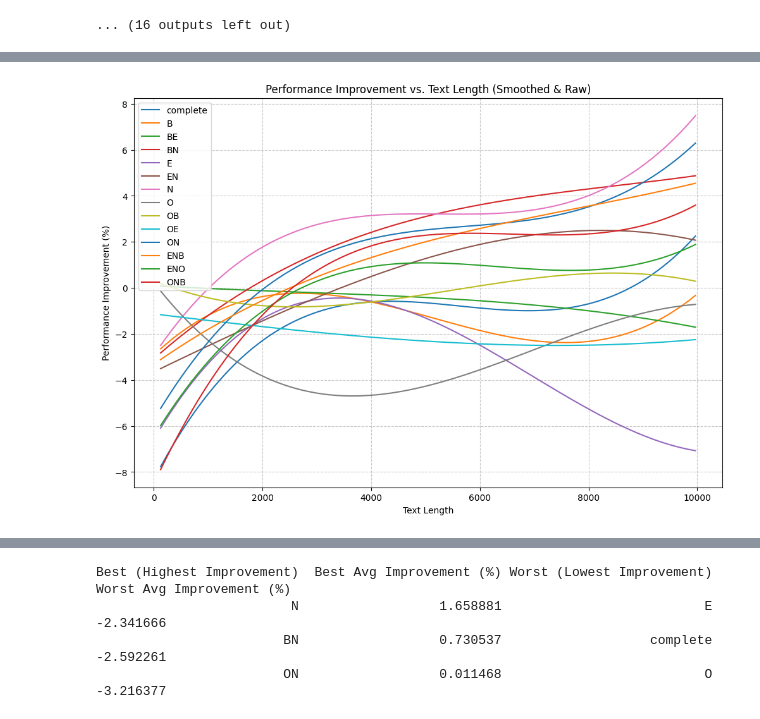
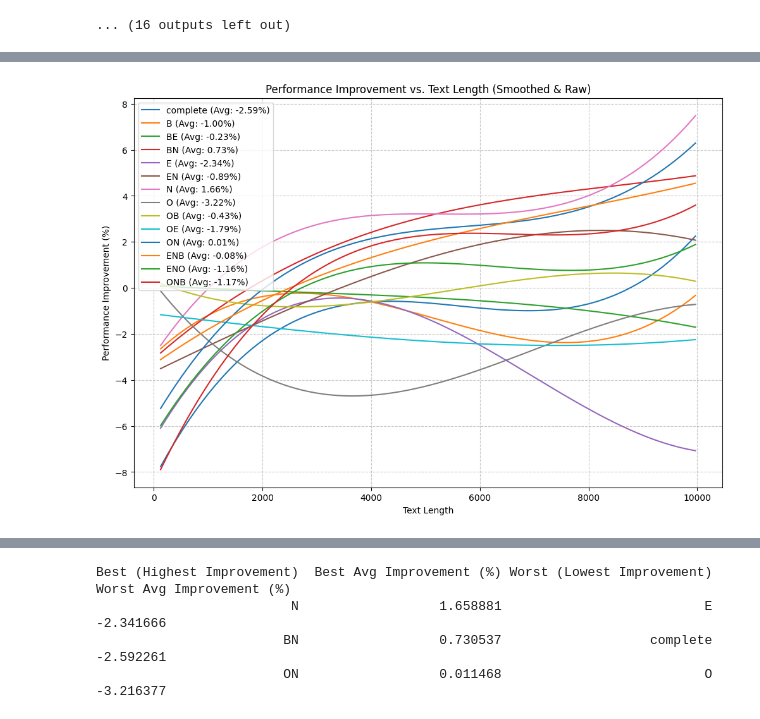
Before and after one commit to TheBanana03/BiWave-X, a Jupyter notebook: examples/benchmark_analysis.ipynb, the cells around one changed output, grey strips where cells are left out. Cells and saved outputs as stored; diff of their text form; code cells hidden in the pictures.

```diff
--- a/examples/benchmark_analysis.ipynb
+++ b/examples/benchmark_analysis.ipynb
@@ -8,16 +9,19 @@ import pandas as pd
 # %%
 class PerformanceAnalyzer:
-    def __init__(self, directory):
+    def __init__(self, directory, name):
         """
         Initializes the PerformanceAnalyzer with a list of file names.
 
         :param files: List of file paths to process.
         """
+        self.name = name
         self.original_times = []
         self.avx_times = []
         self.scores = []
         self.text_lengths = []
         self.pattern_lengths = []
+        self.texts = []
+        self.patterns = []
         self.improvements = []
         self.speedups = []
 
@@ -37,6 +41,9 @@ class PerformanceAnalyzer:
             self.text_lengths += list(map(int, re.findall(r"Text\s*\[Sequence \d+\] \(Length\s*(\d+)\)", data)))
             self.pattern_lengths += list(map(int, re.findall(r"Pattern\s*\[Sequence \d+\] \(Length\s*(\d+)\)", data)))
 
+            self.texts += re.findall(r"Text\s*\[Sequence \d+\] \(Length\s*\d+\):\s*(.+)", data)
+            self.patterns += re.findall(r"Pattern\s*\[Sequence \d+\] \(Length\s*\d+\):\s*(.+)", data)
+
     def compute_metrics(self):
         """Computes speedup and improvement percentage."""
         if not self.original_times or not self.avx_times:
@@ -44,6 +51,11 @@ class PerformanceAnalyzer:
 
         self.speedups = [o / a if a != 0 else float("inf") for o, a in zip(self.original_times, self.avx_times)]
         self.improvements = [(o - a) / o * 100 if o != 0 else 0 for o, a in zip(self.original_times, self.avx_times)]
+
+    def calculate_standard_deviation(self):
+        """Calculates standard deviation for original and AVX times."""
+        self.original_std_dev = np.std(self.original_times)
+        self.avx_std_dev = np.std(self.avx_times)
 
     def print_metrics(self):
         # Ensure lengths match before plotting
@@ -161,6 +173,20 @@ class PerformanceAnalyzer:
         # Show the plot
         plt.show()
 
+    def get_max_score_details(self):
+        """Finds the maximum score and returns the corresponding text length and pattern length."""
+        """Finds the maximum score and returns the corresponding text and pattern."""
+        if not self.scores:
+            raise ValueError("No scores available. Run extract_data() first.")
+
+        max_score_index = self.scores.index(max(self.scores))  # Get index of max score
+
+        return {
+            "max_score": self.scores[max_score_index],
+            "text": self.texts[max_score_index],
+            "pattern": self.patterns[max_score_index]
+        }
+
     def plot_all(self):
         self.plot_performance_improvement()
         self.plot_execution_time_comparison()
@@ -182,13 +208,14 @@ directory_to_name = {
     "ONB": "results/O+N+B"
 }
 # %%
-performance_analyzers = {name: PerformanceAnalyzer(directory)
+performance_analyzers = {name: PerformanceAnalyzer(directory, name)
                          for name, directory in directory_to_name.items()}
 # %%
 for name, analyzer in performance_analyzers.items():
     print(f"Processing {name}...")
     analyzer.extract_data()
     analyzer.compute_metrics()
+    max_score_details = analyzer.get_max_score_details()
 # %% [output]
 Processing complete...
 Processing B...
@@ -234,33 +379,46 @@ Processing complete with AVX slope: -0.0112, Original slope: -0.0111, Difference
 # %%
 # Create a figure
 plt.figure(figsize=(12, 8))
+
+# Find the analyzer with the highest average improvement
+max_avg_improvement = float('-inf')
+best_analyzer = None
+
+for name, analyzer in performance_analyzers.items():
+    avg_improvement = np.mean(analyzer.improvements)
+    if avg_improvement > max_avg_improvement:
+        max_avg_improvement = avg_improvement
+        best_analyzer = name
 
 # Iterate over all performance analyzers
 for name, analyzer in performance_analyzers.items():
     # Ensure data is sorted by text length
     sorted_indices = np.argsort(analyzer.text_lengths)
     sorted_text_lengths = np.array(analyzer.text_lengths)[sorted_indices]
     sorted_improvements = np.array(analyzer.improvements)[sorted_indices]
 
     # Fit a cubic polynomial (degree 3) for smooth trend
     poly_coeffs = np.polyfit(sorted_text_lengths, sorted_improvements, deg=3)
     poly_fit = np.poly1d(poly_coeffs)
 
     # Generate smooth x values for plotting the curve
     smooth_x = np.linspace(min(sorted_text_lengths), max(sorted_text_lengths), 100)
     smooth_y = poly_fit(smooth_x)
 
+    # Determine opacity
+    alpha_value = 1.0 if name == best_analyzer else 1.0
+
     # Plot the smoothed trend line
-    plt.plot(smooth_x, smooth_y, linestyle='-', label=f"{name}")
+    plt.plot(smooth_x, smooth_y, linestyle='-', label=f"{name} (Avg: {np.mean(analyzer.improvements):.2f}%)", alpha=alpha_value)
 
 # Set labels and title
 plt.xlabel("Text Length")
 plt.ylabel("Performance Improvement (%)")
 plt.title("Performance Improvement vs. Text Length (Smoothed & Raw)")
 plt.legend()
 plt.grid(True, linestyle="--", alpha=0.7)
 
 # Show the plot
 plt.show()
 # %% [output]
-[figure, old version]
+[figure, new version]
```
Also changed, not shown: parts of 5 cells of this notebook, 4 other files.
